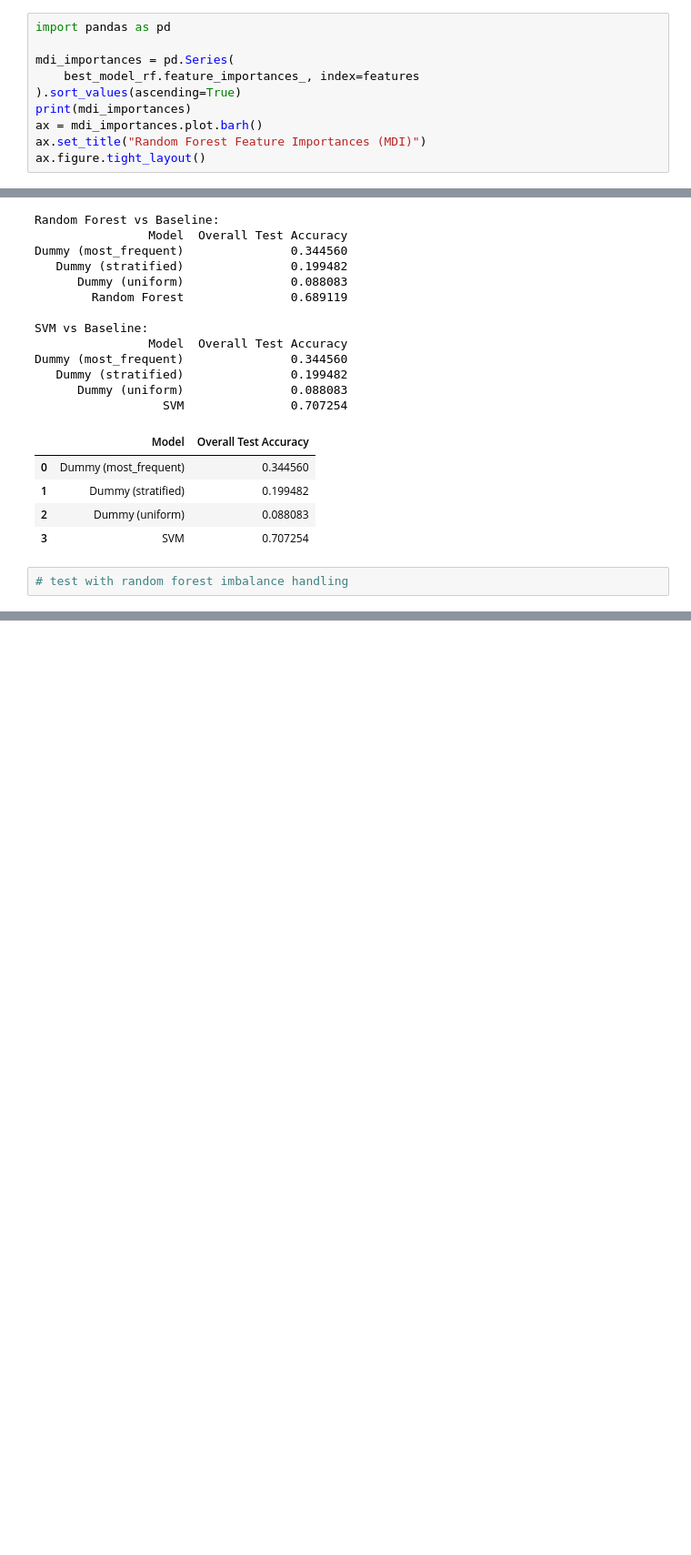
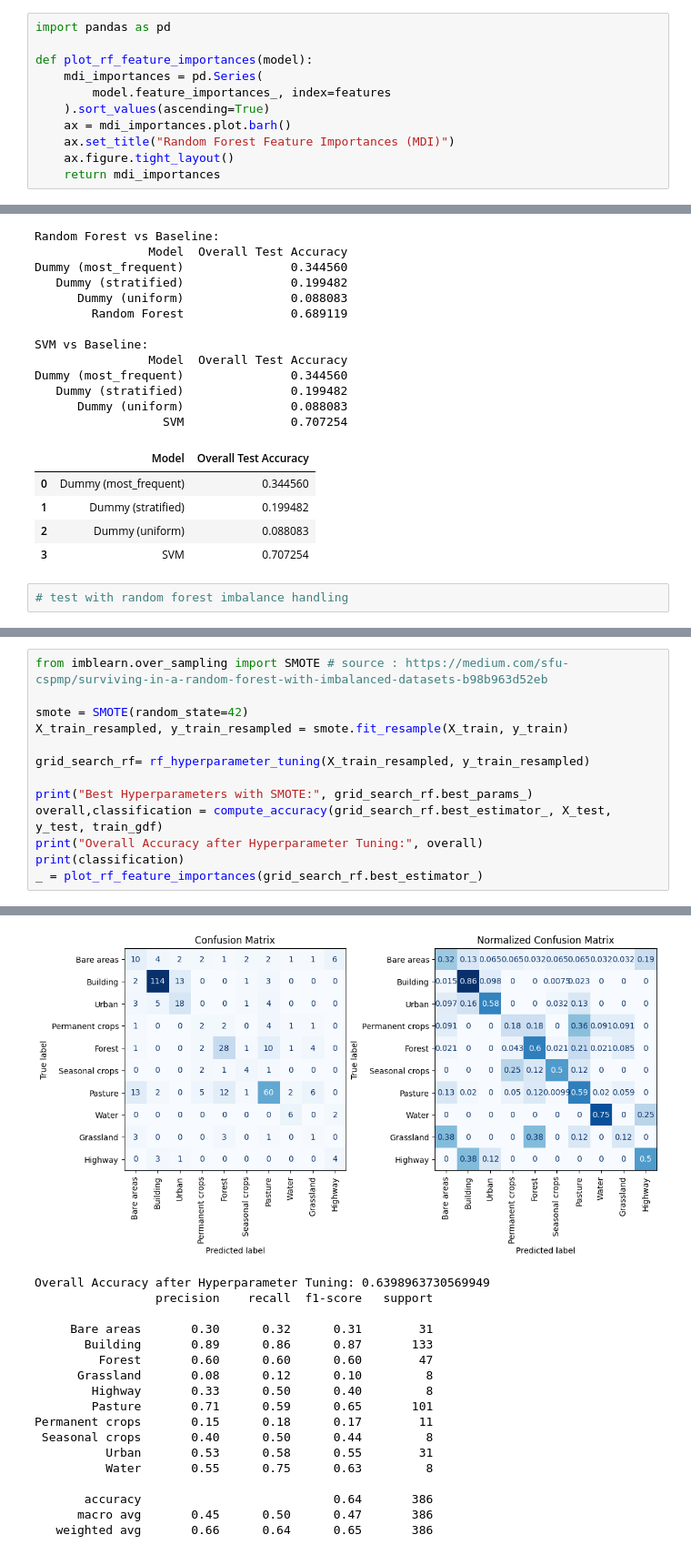
Before and after one commit to kshitijrajsharma/landcoverclassification, a Jupyter notebook: notebooks/train.ipynb, the cells around one changed output, grey strips where cells are left out. Shown at 91% size. Saved outputs shown, nothing was run; the diff lists cells and outputs as text; blank space fills up the shorter version.

```diff
--- a/notebooks/train.ipynb
+++ b/notebooks/train.ipynb
@@ -172,10 +168,11 @@ Permanent crops       0.00      0.00      0.00        11
 # %%
 import pandas as pd
 
-mdi_importances = pd.Series(
-    best_model_rf.feature_importances_, index=features
-).sort_values(ascending=True)
-print(mdi_importances)
-ax = mdi_importances.plot.barh()
-ax.set_title("Random Forest Feature Importances (MDI)")
-ax.figure.tight_layout()
+def plot_rf_feature_importances(model):
+    mdi_importances = pd.Series(
+        model.feature_importances_, index=features
+    ).sort_values(ascending=True)
+    ax = mdi_importances.plot.barh()
+    ax.set_title("Random Forest Feature Importances (MDI)")
+    ax.figure.tight_layout()
+    return mdi_importances
@@ -356,0 +347,14 @@ Permanent crops       0.00      0.00      0.00        11
+# %%
+from imblearn.over_sampling import SMOTE # source : https://medium.com/sfu-cspmp/surviving-in-a-random-forest-with-imbalanced-datasets-b98b963d52eb
+
+smote = SMOTE(random_state=42)
+X_train_resampled, y_train_resampled = smote.fit_resample(X_train, y_train)
+
+grid_search_rf= rf_hyperparameter_tuning(X_train_resampled, y_train_resampled)
+
+print("Best Hyperparameters with SMOTE:", grid_search_rf.best_params_)
+overall,classification = compute_accuracy(grid_search_rf.best_estimator_, X_test, y_test, train_gdf)
+print("Overall Accuracy after Hyperparameter Tuning:", overall)
+print(classification)
+_ = plot_rf_feature_importances(grid_search_rf.best_estimator_)
+# %% [output]
@@ -356,0 +378,18 @@ Permanent crops       0.00      0.00      0.00        11
+[figure, added]
+Overall Accuracy after Hyperparameter Tuning: 0.6398963730569949
+                 precision    recall  f1-score   support
+
+     Bare areas       0.30      0.32      0.31        31
+       Building       0.89      0.86      0.87       133
+         Forest       0.60      0.60      0.60        47
+      Grassland       0.08      0.12      0.10         8
+        Highway       0.33      0.50      0.40         8
+        Pasture       0.71      0.59      0.65       101
+Permanent crops       0.15      0.18      0.17        11
+ Seasonal crops       0.40      0.50      0.44         8
+          Urban       0.53      0.58      0.55        31
+          Water       0.55      0.75      0.63         8
+
+       accuracy                           0.64       386
+      macro avg       0.45      0.50      0.47       386
+   weighted avg       0.66      0.64      0.65       386
```
Also changed, not shown: parts of 5 cells of this notebook.
